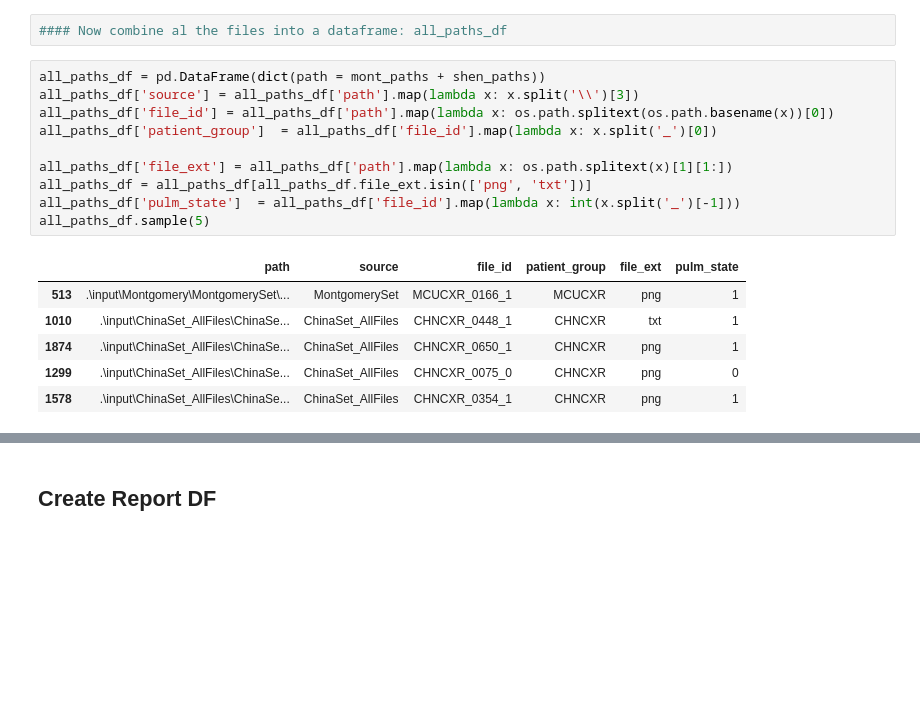
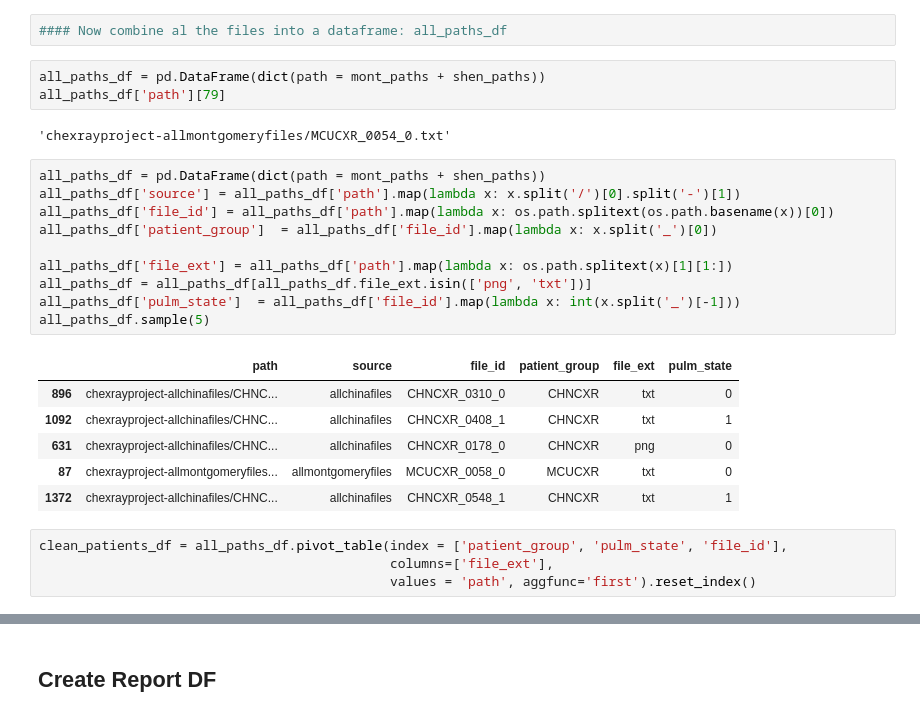
Before and after one commit to namarsha/chexray2, a Jupyter notebook: Attempt_AWS_Load_bucket.ipynb, the cells around one changed output, grey strips where cells are left out. Saved outputs shown, nothing was run; the diff lists cells and outputs as text; blank space fills up the shorter version.

```diff
--- a/Attempt_AWS_Load_bucket.ipynb
+++ b/Attempt_AWS_Load_bucket.ipynb
@@ -96,19 +96,28 @@ Shenzhen Files 1328
 # %%
 #### Now combine al the files into a dataframe: all_paths_df
+# %%
+all_paths_df = pd.DataFrame(dict(path = mont_paths + shen_paths))
+all_paths_df['path'][79]
+# %% [output]
+'chexrayproject-allmontgomeryfiles/MCUCXR_0054_0.txt'
 # %%
 all_paths_df = pd.DataFrame(dict(path = mont_paths + shen_paths))
-all_paths_df['source'] = all_paths_df['path'].map(lambda x: x.split('\\')[3])
+all_paths_df['source'] = all_paths_df['path'].map(lambda x: x.split('/')[0].split('-')[1])
 all_paths_df['file_id'] = all_paths_df['path'].map(lambda x: os.path.splitext(os.path.basename(x))[0])
 all_paths_df['patient_group']  = all_paths_df['file_id'].map(lambda x: x.split('_')[0])
 
 all_paths_df['file_ext'] = all_paths_df['path'].map(lambda x: os.path.splitext(x)[1][1:])
 all_paths_df = all_paths_df[all_paths_df.file_ext.isin(['png', 'txt'])]
 all_paths_df['pulm_state']  = all_paths_df['file_id'].map(lambda x: int(x.split('_')[-1]))
 all_paths_df.sample(5)
 # %% [output]
 |  | path | source | file_id | patient_group | file_ext | pulm_state |
-| 513 | .\input\Montgomery\MontgomerySet\... | MontgomerySet | MCUCXR_0166_1 | MCUCXR | png | 1 |
-| 1010 | .\input\ChinaSet_AllFiles\ChinaSe... | ChinaSet_AllFiles | CHNCXR_0448_1 | CHNCXR | txt | 1 |
-| 1874 | .\input\ChinaSet_AllFiles\ChinaSe... | ChinaSet_AllFiles | CHNCXR_0650_1 | CHNCXR | png | 1 |
-| 1299 | .\input\ChinaSet_AllFiles\ChinaSe... | ChinaSet_AllFiles | CHNCXR_0075_0 | CHNCXR | png | 0 |
-| 1578 | .\input\ChinaSet_AllFiles\ChinaSe... | ChinaSet_AllFiles | CHNCXR_0354_1 | CHNCXR | png | 1 |
+| 896 | chexrayproject-allchinafiles/CHNC... | allchinafiles | CHNCXR_0310_0 | CHNCXR | txt | 0 |
+| 1092 | chexrayproject-allchinafiles/CHNC... | allchinafiles | CHNCXR_0408_1 | CHNCXR | txt | 1 |
+| 631 | chexrayproject-allchinafiles/CHNC... | allchinafiles | CHNCXR_0178_0 | CHNCXR | png | 0 |
+| 87 | chexrayproject-allmontgomeryfiles... | allmontgomeryfiles | MCUCXR_0058_0 | MCUCXR | txt | 0 |
+| 1372 | chexrayproject-allchinafiles/CHNC... | allchinafiles | CHNCXR_0548_1 | CHNCXR | txt | 1 |
+# %%
+clean_patients_df = all_paths_df.pivot_table(index = ['patient_group', 'pulm_state', 'file_id'],
+                                             columns=['file_ext'],
+                                             values = 'path', aggfunc='first').reset_index()
```
Also changed, not shown: parts of 4 cells of this notebook.
